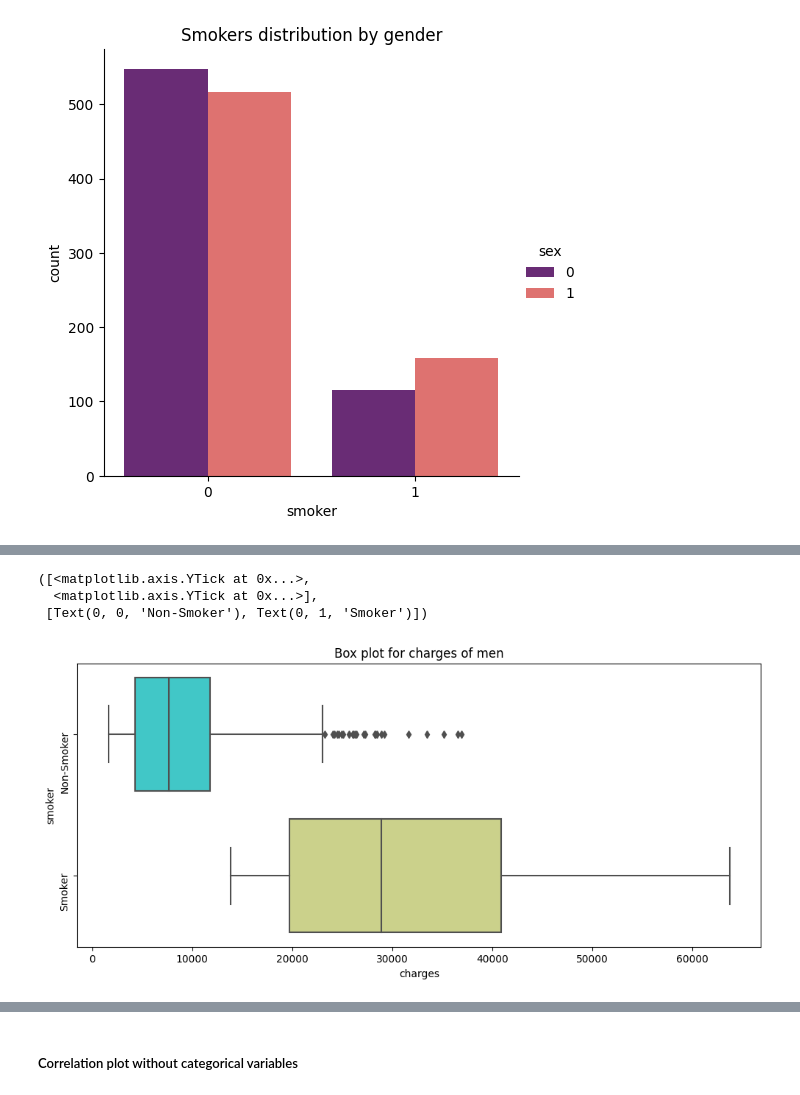
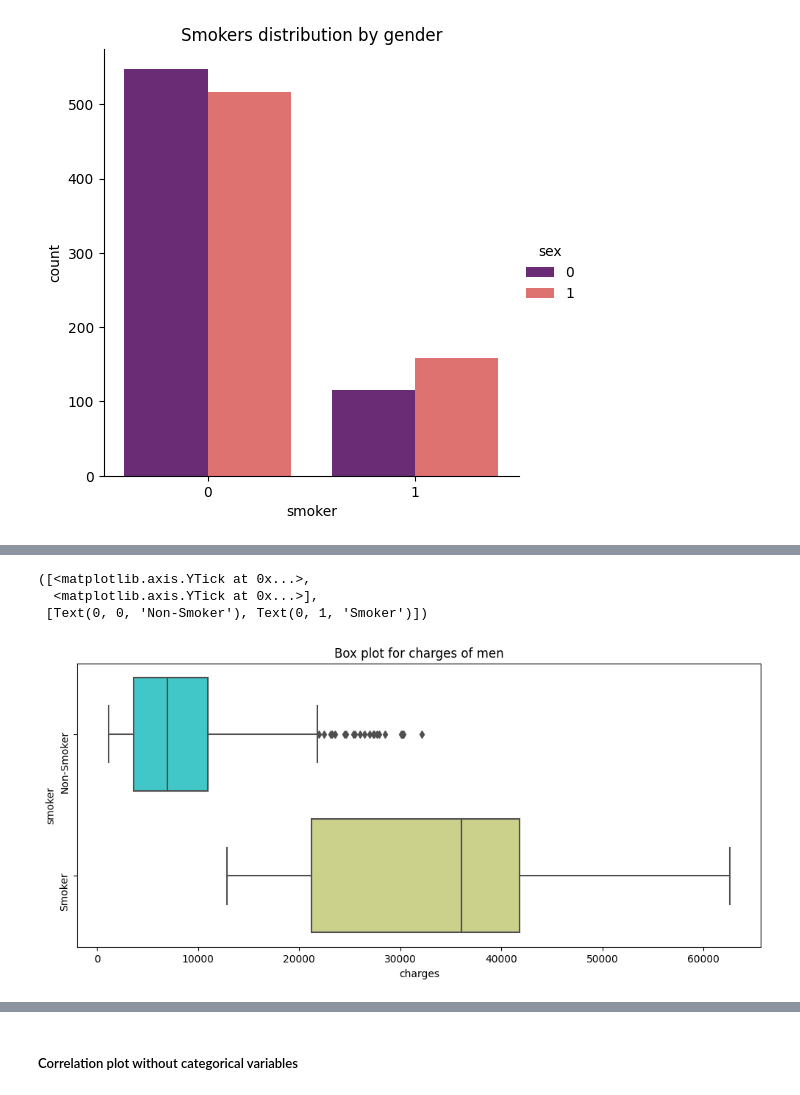
Before and after one commit to ahilah/Personal-medical-insurance-cost-prediction-model, a Jupyter notebook: medical-insurance-pred.ipynb, the cells around one changed output, grey strips where cells are left out. Drawn from its saved outputs; the diff is of its cells as text; code cells hidden in the pictures.

```diff
--- a/hello.ipynb
+++ b/medical-insurance-pred.ipynb
@@ -341,11 +344,11 @@ plt.yticks([0, 1], ['Non-Smoker', 'Smoker'], rotation = 90)
 # %%
 plt.figure(figsize=(12,5))
 plt.title("Box plot for charges of men")
-sns.boxplot(y="smoker", x="charges", data =  df[(df.sex == 0)] , orient="h", palette = 'rainbow')
+sns.boxplot(y="smoker", x="charges", data =  df[(df.sex == 1)] , orient="h", palette = 'rainbow')
 # adding annotations to clarify y-axis labels
 plt.yticks([0, 1], ['Non-Smoker', 'Smoker'], rotation = 90)
 # %% [output]
 ([<matplotlib.axis.YTick at 0x...>,
   <matplotlib.axis.YTick at 0x...>],
  [Text(0, 0, 'Non-Smoker'), Text(0, 1, 'Smoker')])
-[figure, old version]
+[figure, new version]
```
Also changed, not shown: parts of 20 cells of this notebook.
